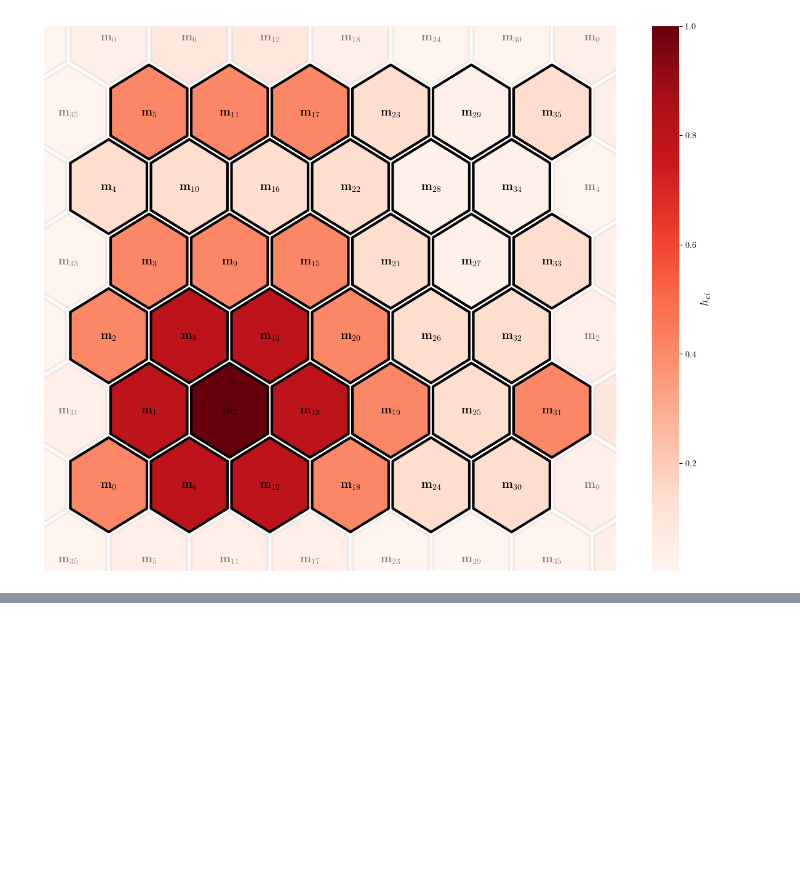
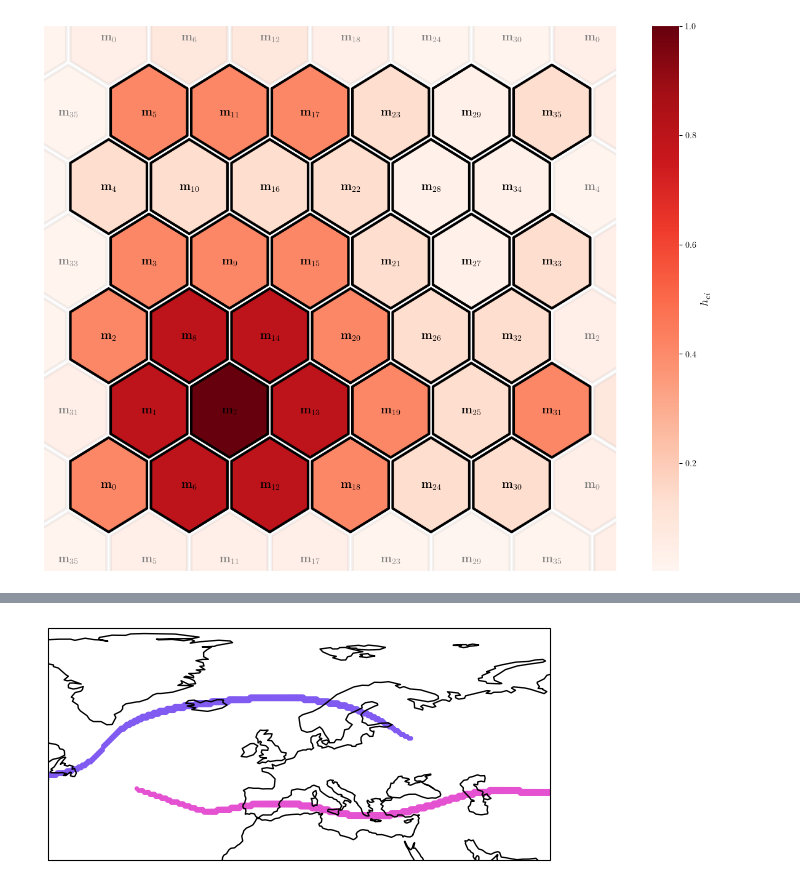
Before and after one commit to hbanderier/persistent-extremes-era5, a Jupyter notebook: presentation_plots.ipynb, the cells around one changed output, grey strips where cells are left out. Saved outputs shown, nothing was run; the diff lists cells and outputs as text; code cells hidden in the pictures; blank space fills up the shorter version.

```diff
--- a/presentation_plots.ipynb
+++ b/presentation_plots.ipynb
@@ -148,0 +167,12 @@ ax.set_ylim(ylims)
+# %%
+clu = Clusterplot(1, 1, exp_wind.get_region())
+color_jets = sns.cubehelix_palette(start=1., rot=1.5, light=.55, dark=.2, hue=2, n_colors=5)
+for ax, t in zip(clu.axes, tsteps):
+    X = da[t].values
+    jets = find_jets_v4(da[t].values, lon, lat, height=0.12, cutoff=100)
+    for k, jet in enumerate(jets):
+        x, y, s = jet.T
+        ax.scatter(x, y, s * 50, marker='.', lw=2, color=color_jets[k], alpha=1.0)
+plt.savefig('Figures/jet_detection_demo/detected.svg')
+# %% [output]
+[figure, added]
```
Also changed, not shown: parts of 5 cells of this notebook, 14 other files.
